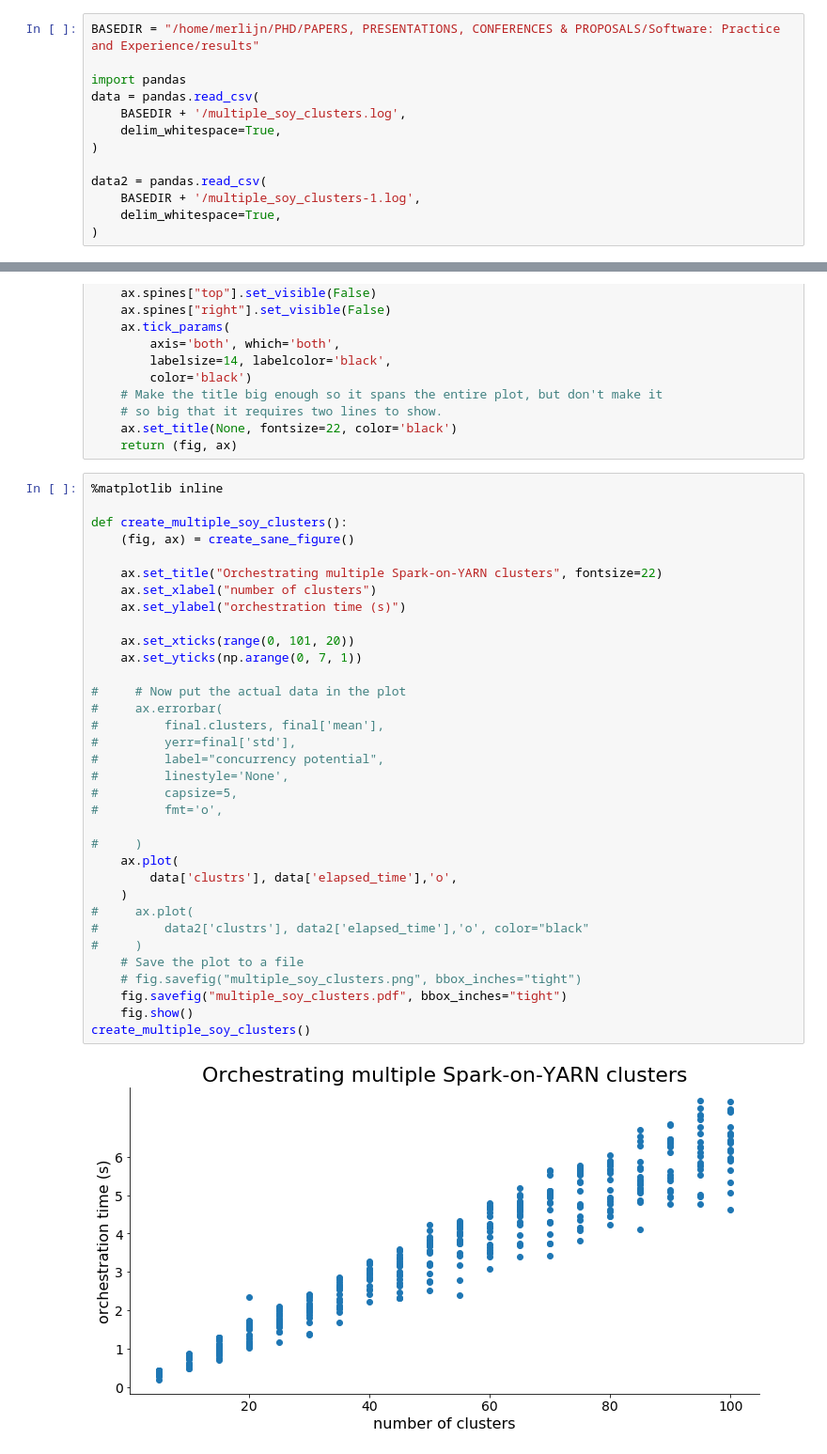
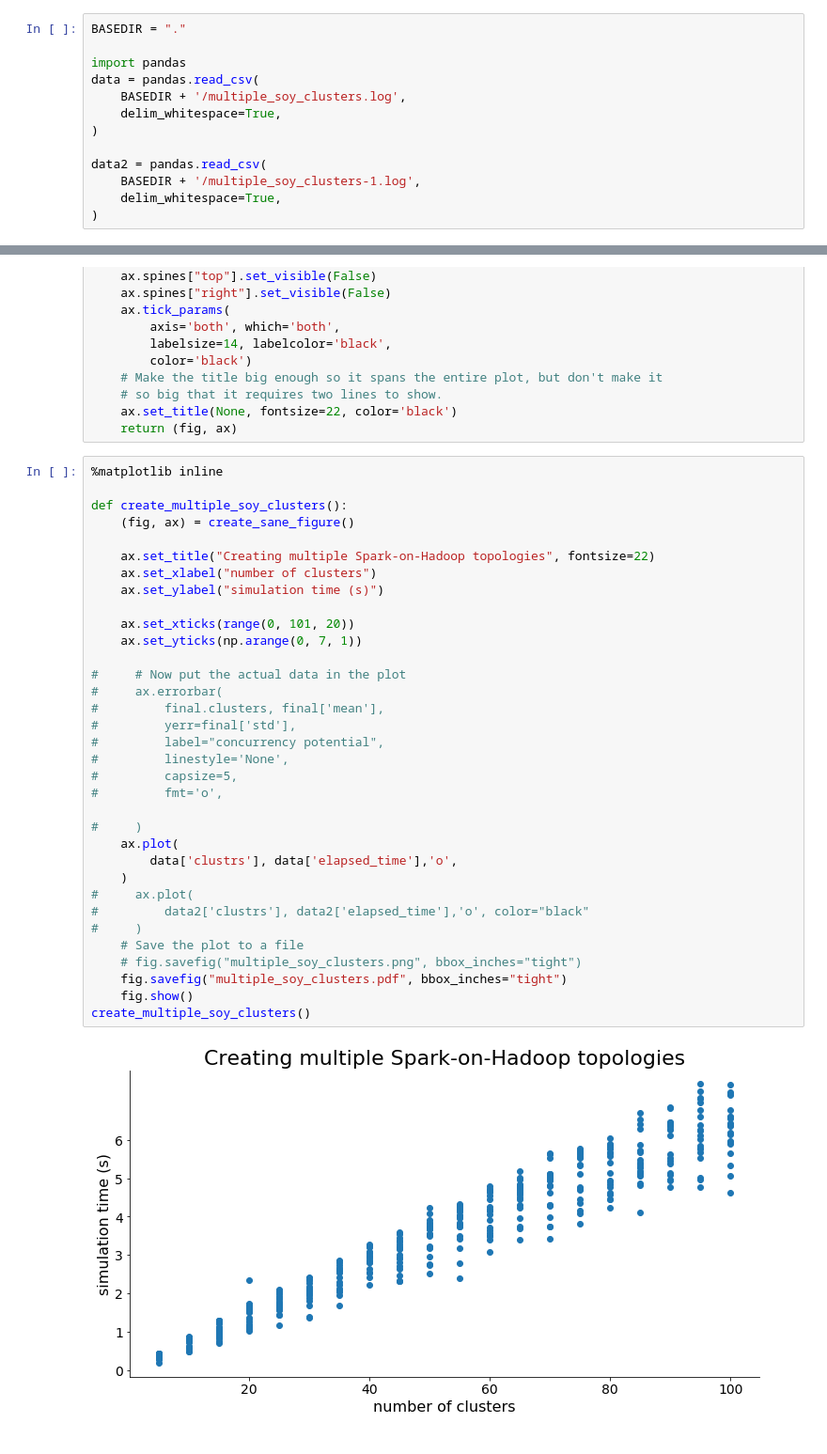
Before and after one commit to IBCNServices/oa, a Jupyter notebook: results/Multiple SOY clusters.ipynb, the cells around one changed output, grey strips where cells are left out. Shown: that part at 94% size. Cells and saved outputs as stored; diff of their text form.

```diff
--- a/results/Multiple SOY clusters.ipynb
+++ b/results/Multiple SOY clusters.ipynb
@@ -1,5 +1,5 @@
 # %%
-BASEDIR = "/home/merlijn/PHD/PAPERS, PRESENTATIONS, CONFERENCES & PROPOSALS/Software: Practice and Experience/results"
+BASEDIR = "."
 
 import pandas
 data = pandas.read_csv(
@@ -81,33 +81,33 @@ def create_sane_figure():
 def create_multiple_soy_clusters():
     (fig, ax) = create_sane_figure()
 
-    ax.set_title("Orchestrating multiple Spark-on-YARN clusters", fontsize=22)
+    ax.set_title("Creating multiple Spark-on-Hadoop topologies", fontsize=22)
     ax.set_xlabel("number of clusters")
-    ax.set_ylabel("orchestration time (s)")
+    ax.set_ylabel("simulation time (s)")
 
     ax.set_xticks(range(0, 101, 20))
     ax.set_yticks(np.arange(0, 7, 1))
 
 #     # Now put the actual data in the plot
 #     ax.errorbar(
 #         final.clusters, final['mean'],
 #         yerr=final['std'],
 #         label="concurrency potential",
 #         linestyle='None',
 #         capsize=5,
 #         fmt='o',
 
 #     )
     ax.plot(
         data['clustrs'], data['elapsed_time'],'o',
     )
 #     ax.plot(
 #         data2['clustrs'], data2['elapsed_time'],'o', color="black"
 #     )
     # Save the plot to a file
     # fig.savefig("multiple_soy_clusters.png", bbox_inches="tight")
     fig.savefig("multiple_soy_clusters.pdf", bbox_inches="tight")
     fig.show()
 create_multiple_soy_clusters()
 # %% [output]
-[figure, old version]
+[figure, new version]
```
Also changed, not shown: 12 other files.
